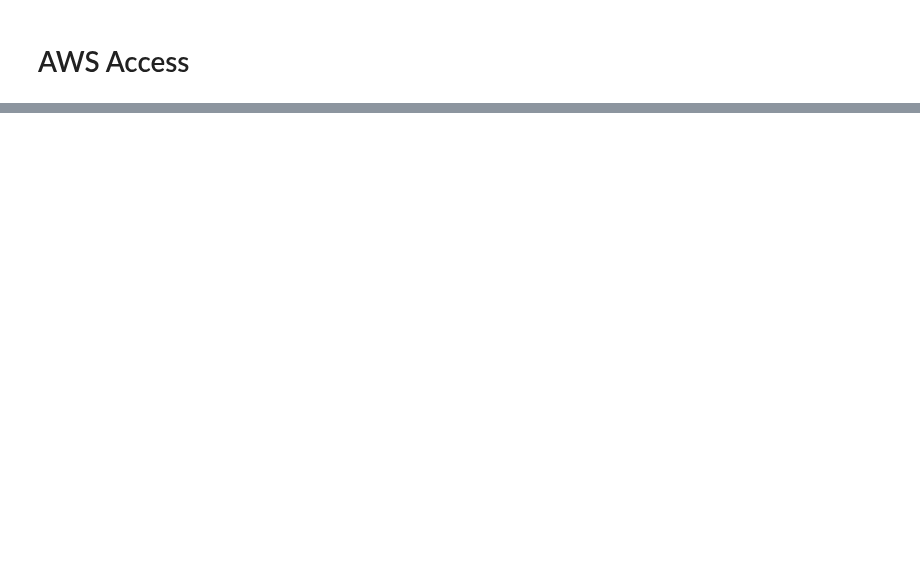
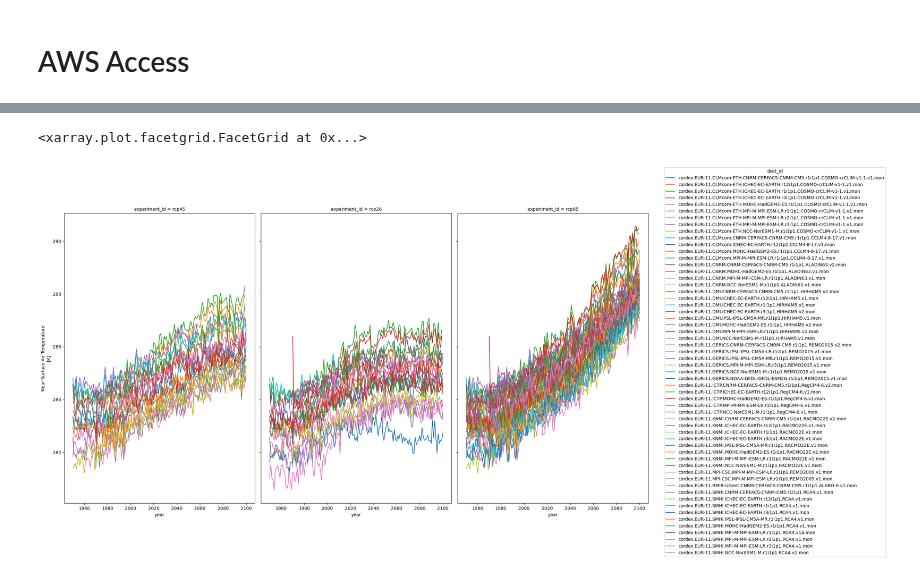
Before and after one commit to WCRP-CORDEX/cordex-tutorials, a Jupyter notebook: tutorials/aws-access.ipynb, the cells around one changed output, grey strips where cells are left out. Saved outputs shown, nothing was run; the diff lists cells and outputs as text; code cells hidden in the pictures; blank space fills up the shorter version.

```diff
--- a/tutorials/aws-access.ipynb
+++ b/tutorials/aws-access.ipynb
@@ -40,0 +233,12 @@ mean.plot()
+# %%
+xr.set_options(keep_attrs=True)
+
+
+def yearly_mean(ds):
+    """compute yearly mean for one dataset"""
+    return ds.sel(time=slice("1950", "2100")).groupby("time.year").mean().cf.mean(('X', 'Y'))
+
+
+def ensemble_mean(dsets):
+    """compute ensemble yearly mean"""
+    return xr.concat([yearly_mean(ds.tas) for ds in dsets.values()], dim=xr.DataArray(list(dsets.keys()), dims="dset_id"), coords="minimal", compat="override")
@@ -40,0 +252,7 @@ mean.plot()
+# %%
+ensemble = xr.concat(list(ensembles.values()), dim=xr.DataArray(list(ensembles.keys()), dims="experiment_id"))
+# %%
+ensemble.plot(col="experiment_id", hue="dset_id", figsize=(20,10))
+# %% [output]
+<xarray.plot.facetgrid.FacetGrid at 0x...>
+[figure, added]
```
Also changed, not shown: parts of 33 cells of this notebook, 1 other file.
